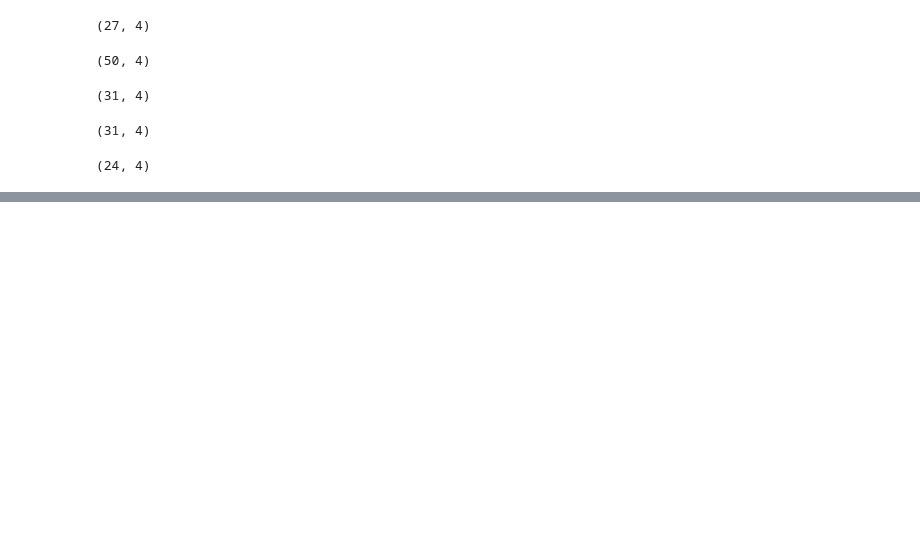
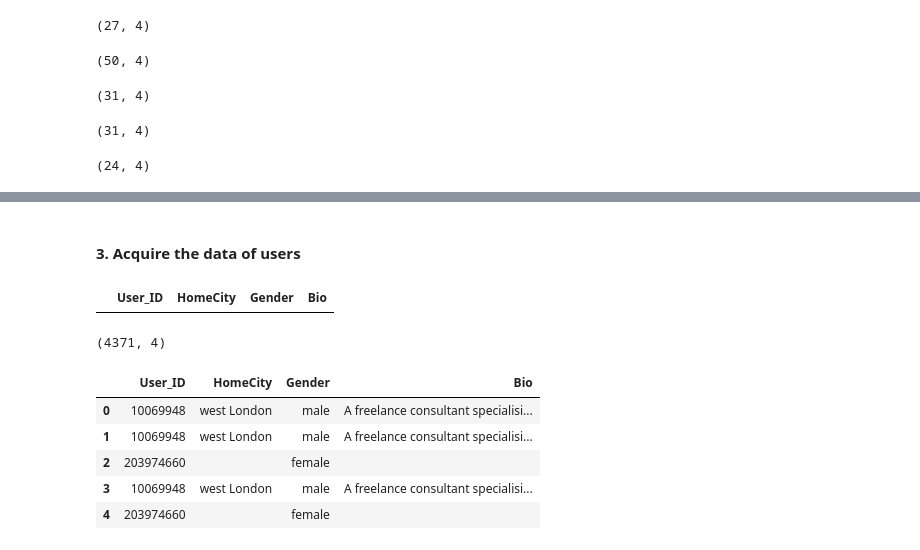
Before and after one commit to NamiF/library_project, a Jupyter notebook: NF_livelier_libraries.ipynb, the cells around one changed output, grey strips where cells are left out. Drawn from its saved outputs; the diff is of its cells as text; code cells hidden in the pictures; blank space fills up the shorter version.

Commit message:
adds the completed section of data collection

```diff
--- a/NF_livelier_libraries.ipynb
+++ b/NF_livelier_libraries.ipynb
@@ -228,3 +256,46 @@ library_reviews.head()
 # %%
 # Save the data into CSV
 library_reviews.to_csv("uk_library_reviews.csv", sep=',')
+# %% [markdown]
+#### 3. Acquire the data of users
+# %%
+# Creates an empty dataframe
+column_names = ['User_ID','HomeCity','Gender','Bio']
+
+users = pd.DataFrame(columns=column_names)
+users
+# %% [output]
+|  | User_ID | HomeCity | Gender | Bio |
+# %%
+users_data=[]
+for index, row in library_reviews.iterrows():
+    row['User_ID']
+
+    url = 'https://api.foursquare.com/v2/users/{}?client_id={}&client_secret={}&v={}'.format(
+        row['User_ID'], CLIENT_ID, CLIENT_SECRET, VERSION)
+    result = requests.get(url).json()['response']['user']
+
+    #As the 'result' comes as a dictionary, convert it to a list of dictionary to be accessible by index for the loop
+    users_data.append(result.copy())
+
+    for data in users_data:
+        user=data['id']
+        gender=data['gender']
+        home=data['homeCity']
+        bio=data['bio']
+
+        users=users.append({'User_ID':user,
+                            'HomeCity':home,
+                            'Gender':gender,
+                            'Bio':bio}, ignore_index=True)
+# %%
+print(users.shape)
+users.head()
+# %% [output]
+(4371, 4)
+|  | User_ID | HomeCity | Gender | Bio |
+| 0 | 10069948 | west London | male | A freelance consultant specialisi... |
+| 1 | 10069948 | west London | male | A freelance consultant specialisi... |
+| 2 | 203974660 |  | female |  |
+| 3 | 10069948 | west London | male | A freelance consultant specialisi... |
+| 4 | 203974660 |  | female |  |
```
Also changed, not shown: parts of 21 cells of this notebook.
